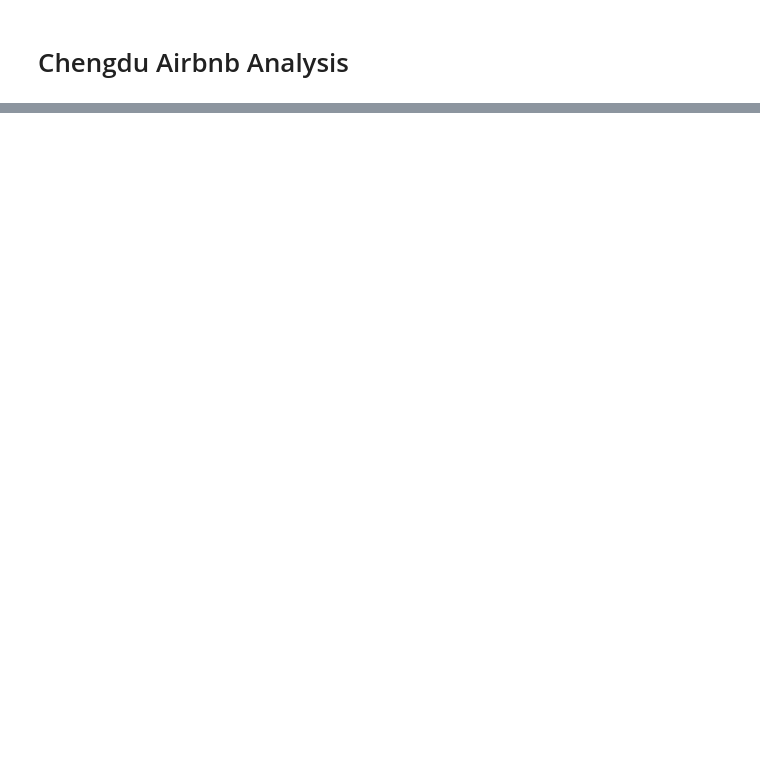
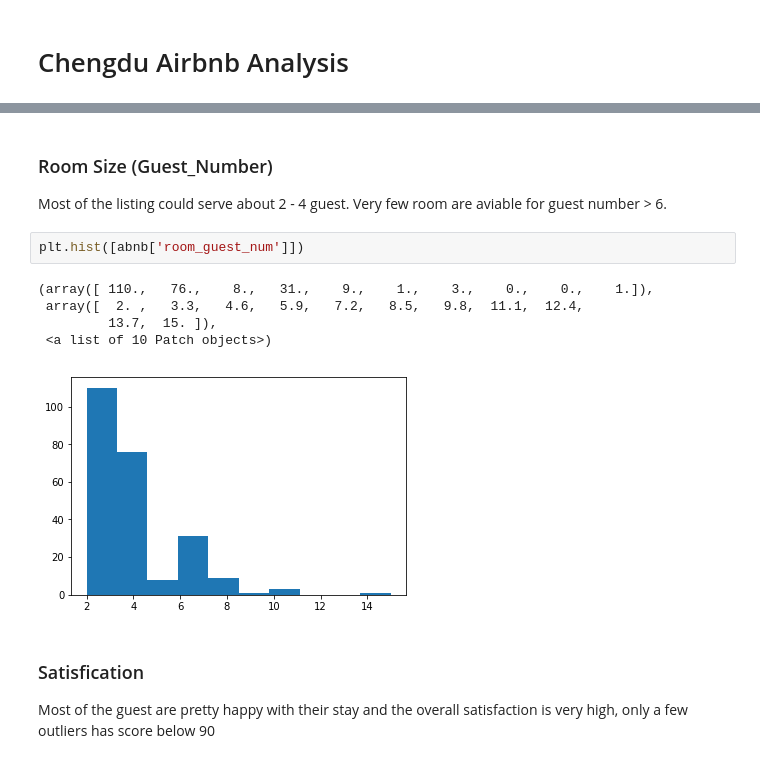
Before and after one commit to WenxuanZhang/WebCrawling, a Jupyter notebook: abnb/Airbnb.ipynb, the cells around one changed output, grey strips where cells are left out. Drawn from its saved outputs; the diff is of its cells as text; blank space fills up the shorter version.

```diff
--- a/abnb/Airbnb.ipynb
+++ b/abnb/Airbnb.ipynb
@@ -82,0 +161,15 @@ Name: room_price, dtype: int64
+# %% [markdown]
+### Room Size (Guest_Number)
+
+Most of the listing could serve about 2 - 4 guest. Very few room are aviable for guest number > 6.
+# %%
+plt.hist([abnb['room_guest_num']])
+# %% [output]
+(array([ 110.,   76.,    8.,   31.,    9.,    1.,    3.,    0.,    0.,    1.]),
+ array([  2. ,   3.3,   4.6,   5.9,   7.2,   8.5,   9.8,  11.1,  12.4,
+         13.7,  15. ]),
+ <a list of 10 Patch objects>)
+[figure, added]
+# %% [markdown]
+### Satisfication
+Most of the guest are pretty happy with their stay and the overall satisfaction is very high, only a few outliers has score below 90
```
Also changed, not shown: parts of 42 cells of this notebook, 8 other files.
